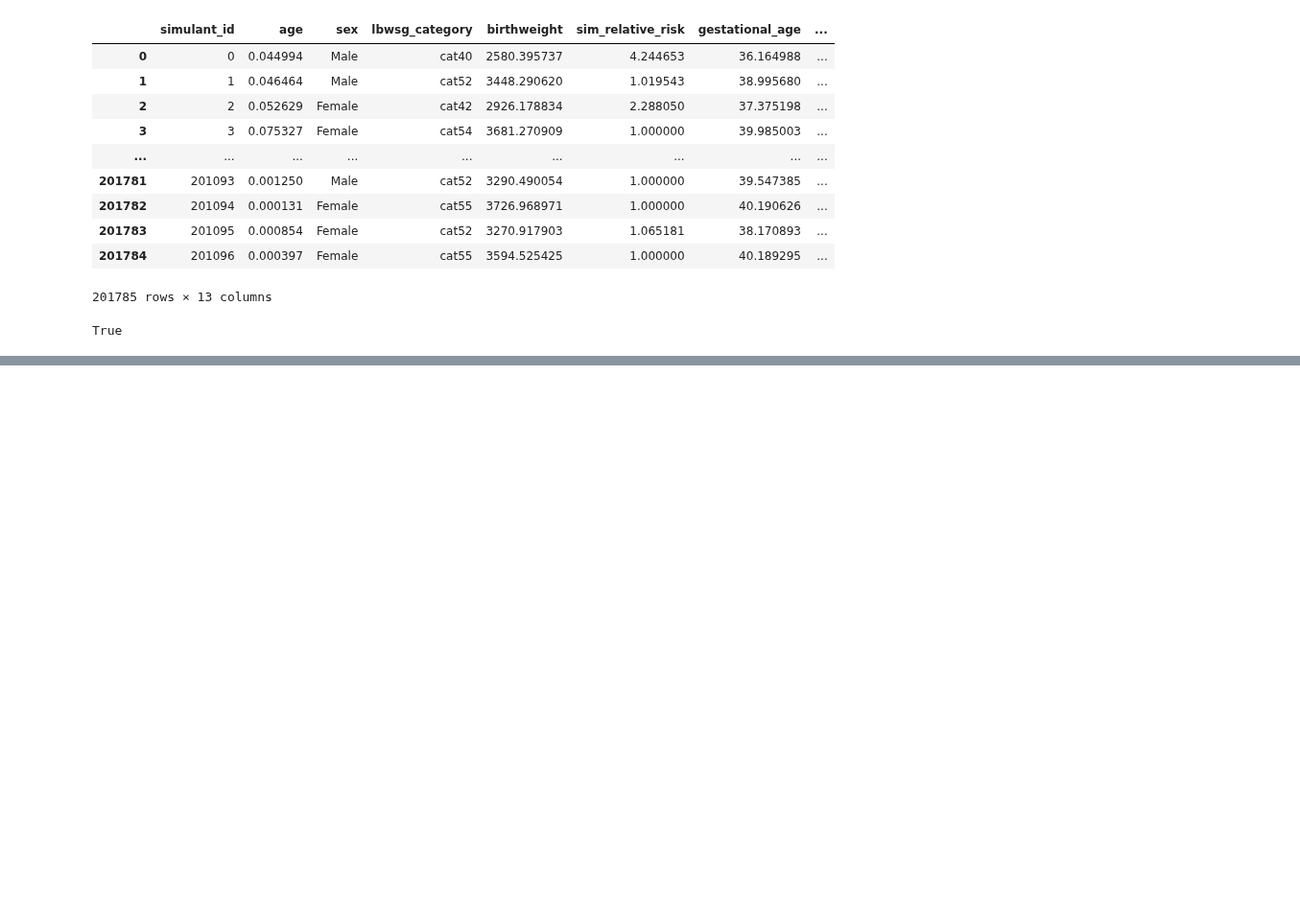
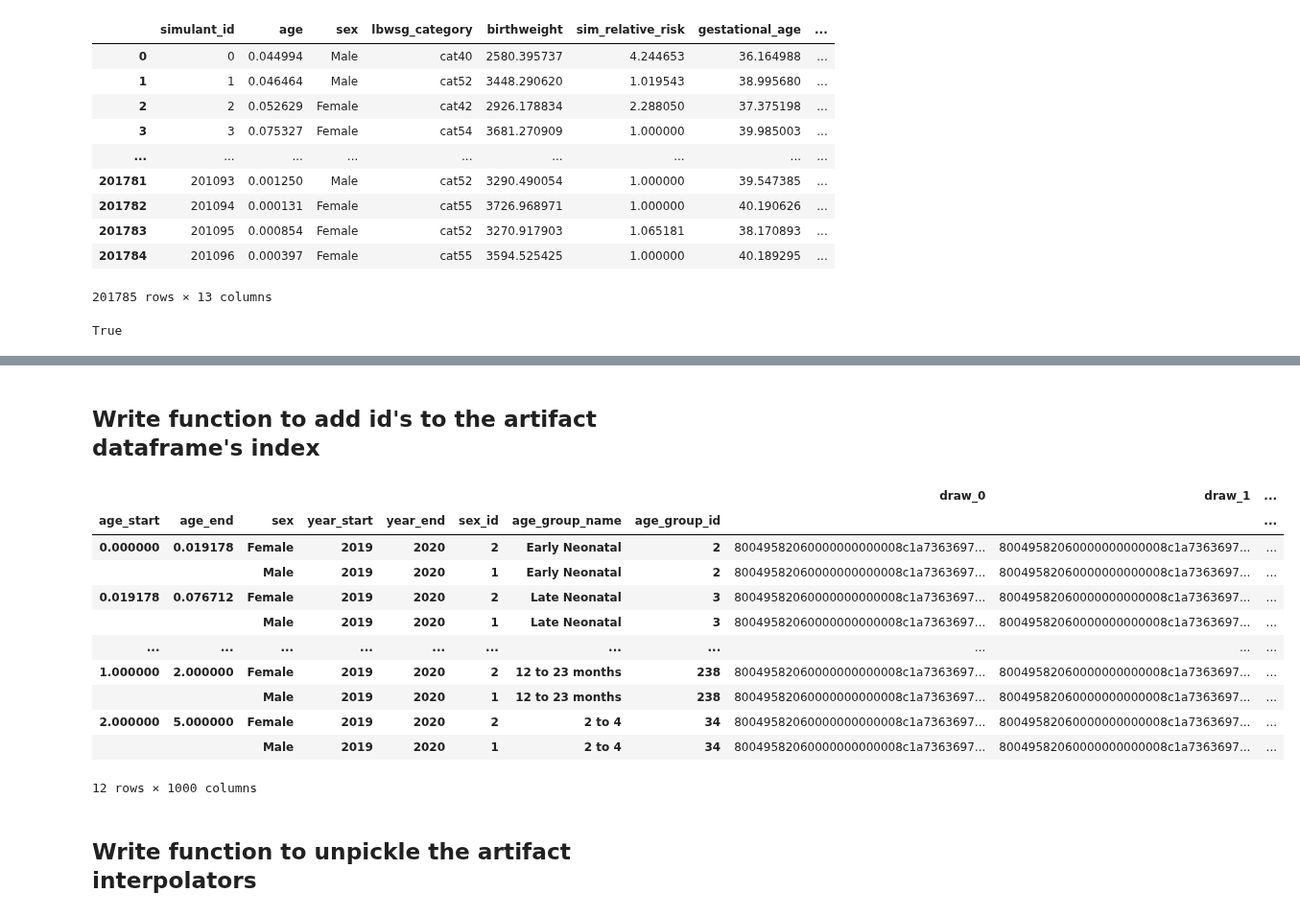
Before and after one commit to ihmeuw/vivarium_research_ciff_sam, a Jupyter notebook: model_validation/lbwsg/2022_01_11a_lbwsg_relative_risk_verification.ipynb, the cells around one changed output, grey strips where cells are left out. Shown at 96% size. Saved outputs shown, nothing was run; the diff lists cells and outputs as text; code cells hidden in the pictures; blank space fills up the shorter version.

```diff
--- a/model_validation/lbwsg/2022_01_11a_lbwsg_relative_risk_verification.ipynb
+++ b/model_validation/lbwsg/2022_01_11a_lbwsg_relative_risk_verification.ipynb
@@ -623,0 +629,5 @@ True
+# %%
+artifact_path = '/ihme/costeffectiveness/artifacts/vivarium_ciff_sam/ethiopia.hdf'
+art = Artifact(artifact_path, filter_terms=['year_start == 2019', f'age_end <= 5'])
+art_lbwsg_rr_interpolator = art.load(f'risk_factor.low_birth_weight_and_short_gestation.relative_risk_interpolator')
+art_lbwsg_rr_interpolator
@@ -623,0 +647,3 @@ True
+# %%
+age_bins = art.load('population.age_bins')
+age_bins
@@ -623,0 +659,27 @@ True
+# %% [markdown]
+## Write function to add id's to the artifact dataframe's index
+# %%
+def add_ids_to_index(artifact_df, age_bins, sex_to_sex_id):
+    age_bins_index_empty_df = age_bins.set_index('age_group_id', append=True)
+    sex_index_empty_df = (
+        pd.DataFrame({'sex_id': sex_to_sex_id})
+        .rename_axis(index='sex')
+        .set_index('sex_id', append=True)
+    )
+    return artifact_df.join(sex_index_empty_df).join(age_bins_index_empty_df)
+add_ids_to_index(art_lbwsg_rr_interpolator, age_bins, sex_to_sex_id)
+# %% [output]
+|  |  |  |  |  |  |  |  | draw_0 | draw_1 | ... |
+| age_start | age_end | sex | year_start | year_end | sex_id | age_group_name | age_group_id |  |  | ... |
+| 0.000000 | 0.019178 | Female | 2019 | 2020 | 2 | Early Neonatal | 2 | 80049582060000000000008c1a7363697... | 80049582060000000000008c1a7363697... | ... |
+|  |  | Male | 2019 | 2020 | 1 | Early Neonatal | 2 | 80049582060000000000008c1a7363697... | 80049582060000000000008c1a7363697... | ... |
+| 0.019178 | 0.076712 | Female | 2019 | 2020 | 2 | Late Neonatal | 3 | 80049582060000000000008c1a7363697... | 80049582060000000000008c1a7363697... | ... |
+|  |  | Male | 2019 | 2020 | 1 | Late Neonatal | 3 | 80049582060000000000008c1a7363697... | 80049582060000000000008c1a7363697... | ... |
+| ... | ... | ... | ... | ... | ... | ... | ... | ... | ... | ... |
+| 1.000000 | 2.000000 | Female | 2019 | 2020 | 2 | 12 to 23 months | 238 | 80049582060000000000008c1a7363697... | 80049582060000000000008c1a7363697... | ... |
+|  |  | Male | 2019 | 2020 | 1 | 12 to 23 months | 238 | 80049582060000000000008c1a7363697... | 80049582060000000000008c1a7363697... | ... |
+| 2.000000 | 5.000000 | Female | 2019 | 2020 | 2 | 2 to 4 | 34 | 80049582060000000000008c1a7363697... | 80049582060000000000008c1a7363697... | ... |
+|  |  | Male | 2019 | 2020 | 1 | 2 to 4 | 34 | 80049582060000000000008c1a7363697... | 80049582060000000000008c1a7363697... | ... |
+12 rows × 1000 columns
+# %% [markdown]
+## Write function to unpickle the artifact interpolators
```
Also changed, not shown: parts of 29 cells of this notebook.
